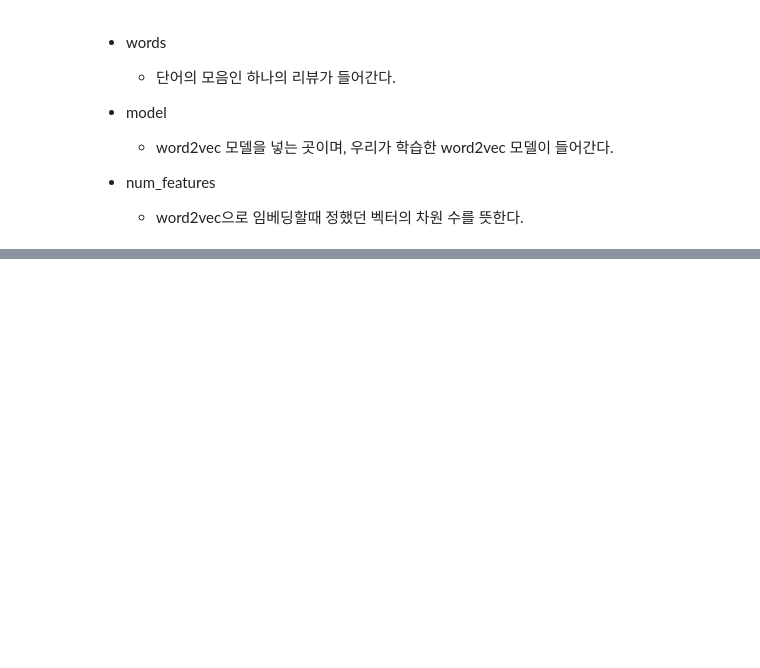
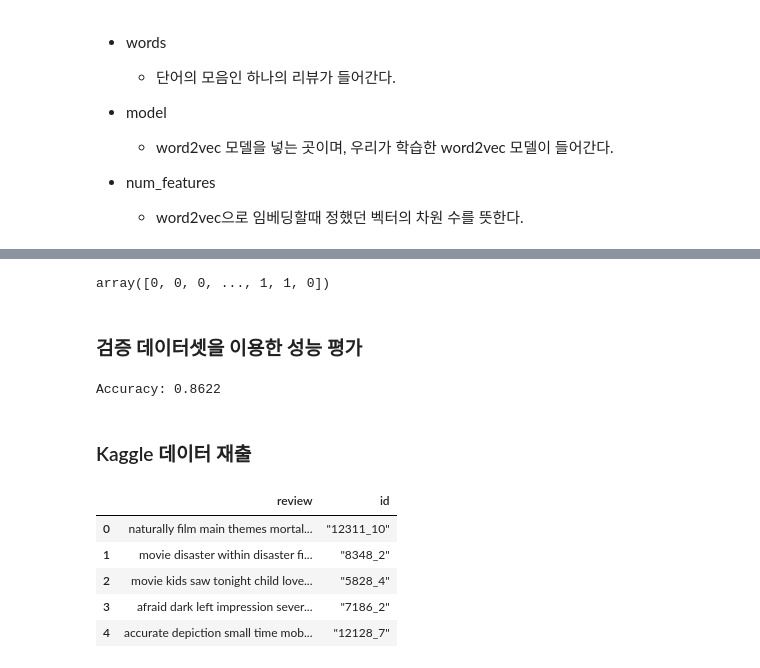
Before and after one commit to Lagom92/NLP_Study, a Jupyter notebook: word_popcorn/modeling_2.ipynb, the cells around one changed output, grey strips where cells are left out. Cells and saved outputs as stored; diff of their text form; code cells hidden in the pictures; blank space fills up the shorter version.

```diff
--- a/word_popcorn/modeling_2.ipynb
+++ b/word_popcorn/modeling_2.ipynb
@@ -136,0 +225,27 @@ def get_features(words, model, num_features):
+# %%
+lgs.predict(X_train)
+# %% [output]
+array([0, 0, 0, ..., 1, 1, 0])
+# %% [markdown]
+### 검증 데이터셋을 이용한 성능 평가
+# %%
+print(f"Accuracy: {lgs.score(X_eval, y_eval)}")
+# %% [output]
+Accuracy: 0.8622
+# %% [markdown]
+### Kaggle 데이터 재출
+# %%
+TEST_CLEAN_DATA = 'test_clean.csv'
+
+test_data = pd.read_csv(DATA_IN_PATH + TEST_CLEAN_DATA)
+
+test_review = list(test_data['review'])
+# %%
+test_data.head()
+# %% [output]
+|  | review | id |
+| 0 | naturally film main themes mortal... | "12311_10" |
+| 1 | movie disaster within disaster fi... | "8348_2" |
+| 2 | movie kids saw tonight child love... | "5828_4" |
+| 3 | afraid dark left impression sever... | "7186_2" |
+| 4 | accurate depiction small time mob... | "12128_7" |
```
Also changed, not shown: parts of 21 cells of this notebook, 2 other files.
